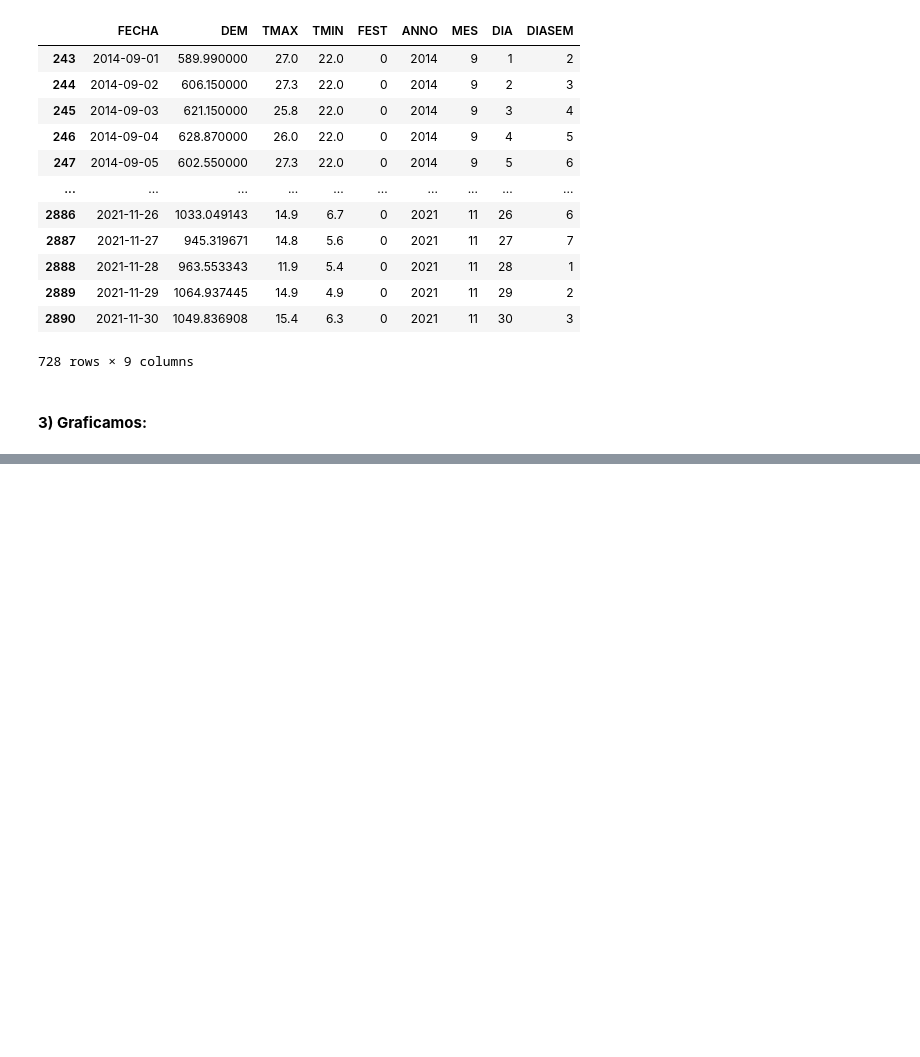
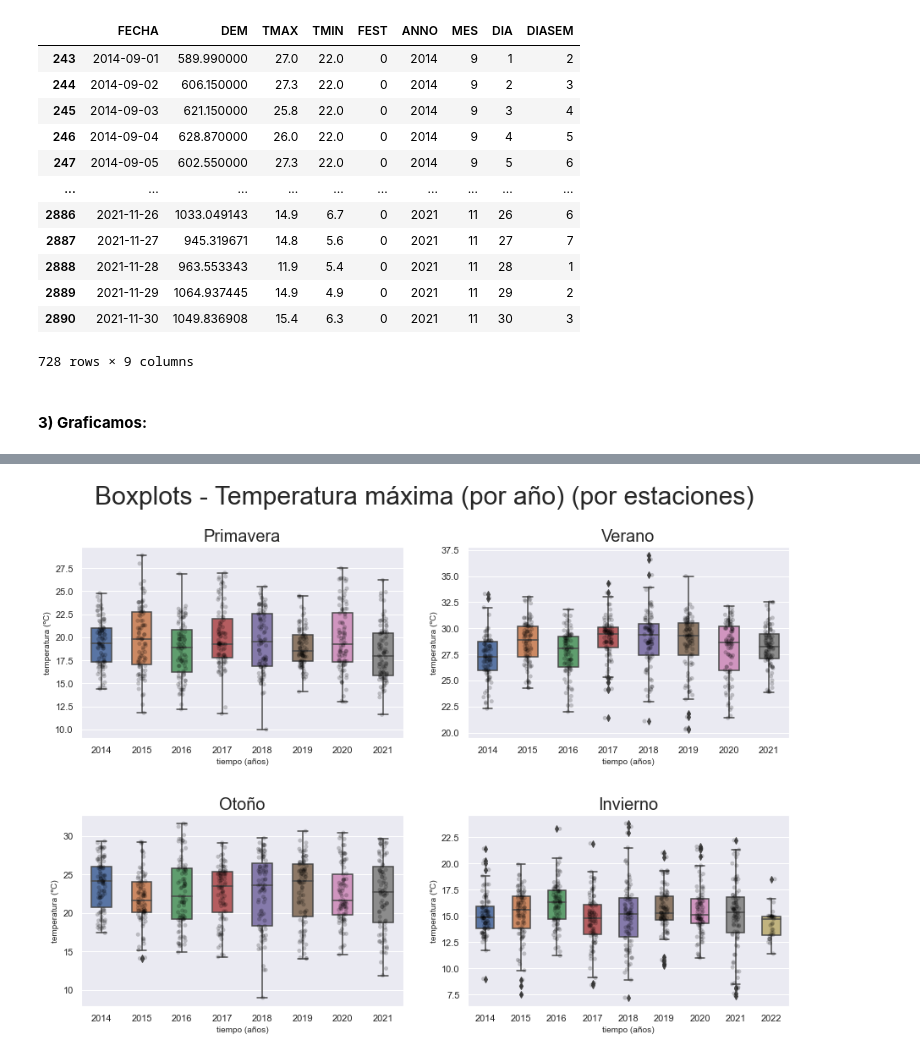
Before and after one commit to SeroviICAI/TRABAJO-1-ESTADISTICA-DESCRIPTIVA, a Jupyter notebook: notebooks/estaciones.ipynb, the cells around one changed output, grey strips where cells are left out. Saved outputs shown, nothing was run; the diff lists cells and outputs as text; code cells hidden in the pictures; blank space fills up the shorter version.

Commit message:
Nuevos gráficos temperaturas - estaciones

```diff
--- a/notebooks/estaciones.ipynb
+++ b/notebooks/estaciones.ipynb
@@ -211,0 +216,87 @@ Text(0, 0.5, 'demanda (GWh)')
+# %%
+fig, ((ax1, ax2), (ax3, ax4)) = plt.subplots(2, 2, figsize = (15,10))
+
+# Ajustamos el espaciado
+fig.subplots_adjust(wspace = 0.2, hspace = 0.4)
+
+# Primavera
+DEM_boxplot = sns.boxplot(y='TMAX', x='ANNO',
+                 data=dataframe_primavera,
+                 width=0.5,
+                 ax=ax1)
+
+if(len(dataframe) <= maxScatter):
+    DEM_boxplot=sns.stripplot(y='TMAX', x='ANNO',
+                       data=dataframe_primavera,
+                       jitter=True,
+                       marker='o',
+                       alpha=0.2,
+                       color='black',
+                       ax=ax1)
+
+# Verano
+DEM_boxplot = sns.boxplot(y='TMAX', x='ANNO',
+                 data=dataframe_verano,
+                 width=0.5,
+                 ax=ax2)
+
+if(len(dataframe) <= maxScatter):
+    DEM_boxplot=sns.stripplot(y='TMAX', x='ANNO',
+                       data=dataframe_verano,
+                       jitter=True,
+                       marker='o',
+                       alpha=0.2,
+                       color='black',
+                       ax=ax2)
+
+# Otoño
+DEM_boxplot = sns.boxplot(y='TMAX', x='ANNO',
+                 data=dataframe_otoño,
+                 width=0.5,
+                 ax=ax3)
+
+if(len(dataframe) <= maxScatter):
+    DEM_boxplot=sns.stripplot(y='TMAX', x='ANNO',
+                       data=dataframe_otoño,
+                       jitter=True,
+                       marker='o',
+                       alpha=0.2,
+                       color='black',
+                       ax=ax3)
+
+# Invierno
+DEM_boxplot = sns.boxplot(y='TMAX', x='ANNO',
+                 data=dataframe_invierno,
+                 width=0.5,
+                 ax=ax4)
+
+if(len(dataframe) <= maxScatter):
+    DEM_boxplot=sns.stripplot(y='TMAX', x='ANNO',
+                       data=dataframe_invierno,
+                       jitter=True,
+                       marker='o',
+                       alpha=0.2,
+                       color='black',
+                       ax=ax4)
+
+plt.suptitle('Boxplots - Temperatura máxima (por año) (por estaciones)', fontsize = 30)
+ax1.set_title('Primavera', fontsize = 20)
+ax2.set_title('Verano', fontsize = 20)
+ax3.set_title('Otoño', fontsize = 20)
+ax4.set_title('Invierno', fontsize = 20)
+
+ax1.set_xlabel("tiempo (años)", fontsize = 10)
+ax1.set_ylabel("temperatura (ºC)", fontsize = 10)
+
+ax2.set_xlabel("tiempo (años)", fontsize = 10)
+ax2.set_ylabel("temperatura (ºC)", fontsize = 10)
+
+ax3.set_xlabel("tiempo (años)", fontsize = 10)
+ax3.set_ylabel("temperatura (ºC)", fontsize = 10)
+
+ax4.set_xlabel("tiempo (años)", fontsize = 10)
+ax4.set_ylabel("temperatura (ºC)", fontsize = 10)
+
+plt.savefig('../reports/figures/Boxplots - Temperatura máxima (por año) (por estaciones).png', bbox_inches='tight')
+plt.show
+# %% [output]
@@ -211,0 +304 @@ Text(0, 0.5, 'demanda (GWh)')
+[figure, added]
```
Also changed, not shown: parts of 11 cells of this notebook, 3 other files.
